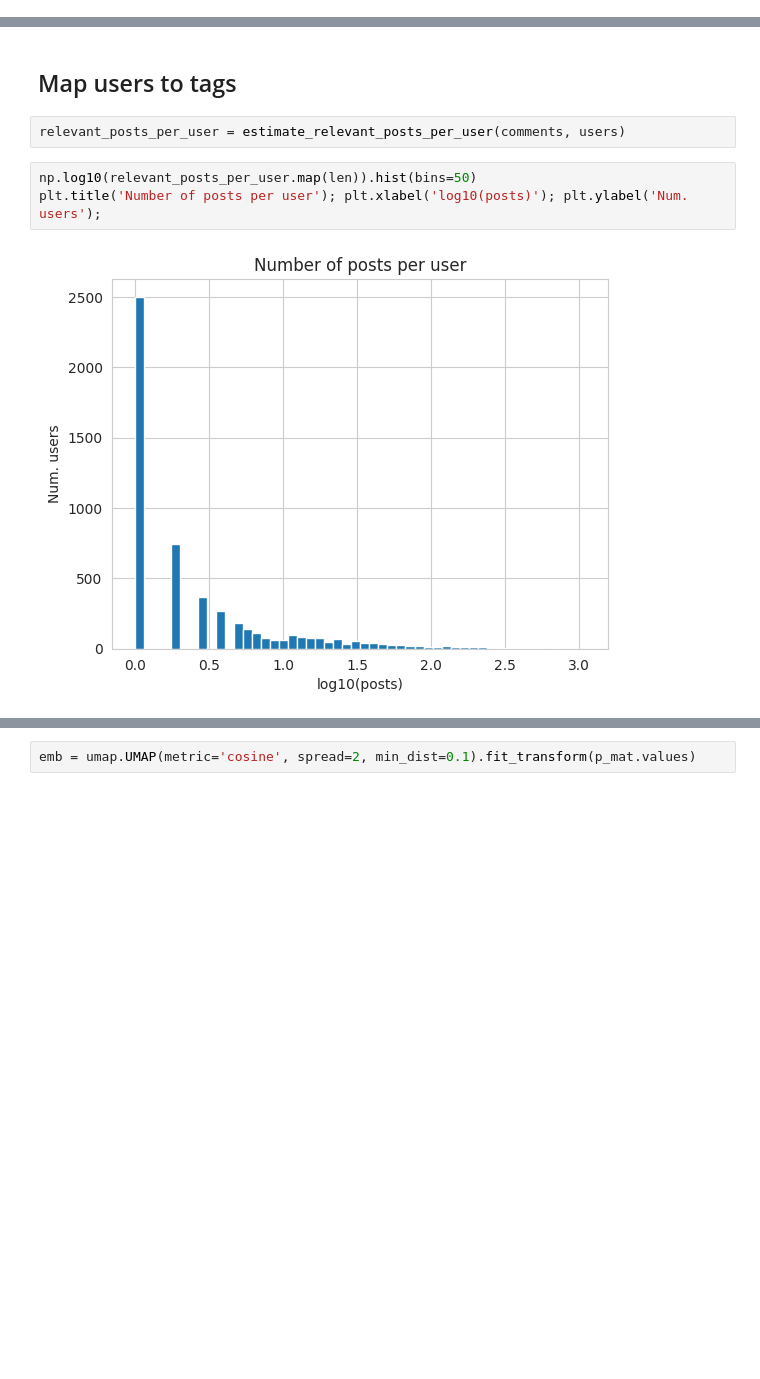
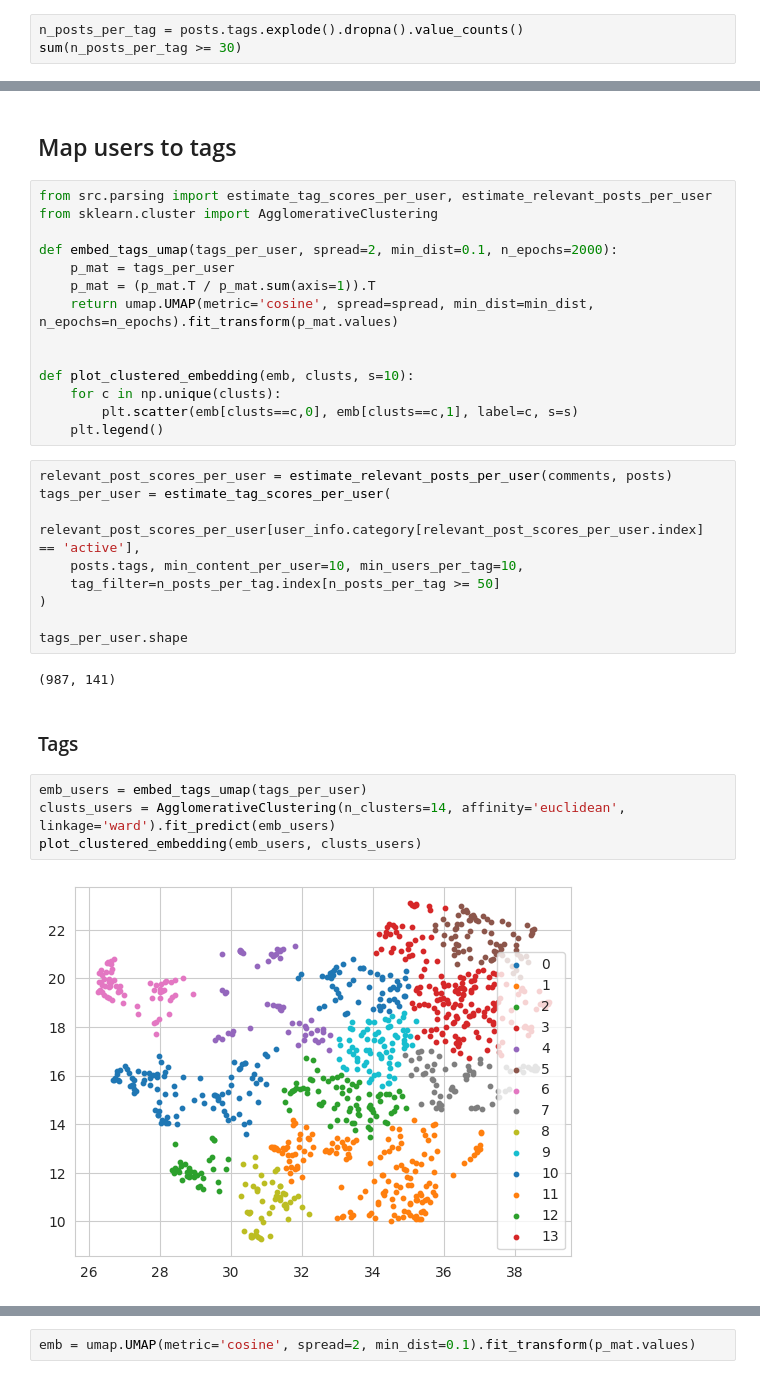
Before and after one commit to seads-org/ea-forum-experiments, a Jupyter notebook: notebooks/analysis/user_overview.ipynb, the cells around one changed output, grey strips where cells are left out. Drawn from its saved outputs; the diff is of its cells as text; blank space fills up the shorter version.

```diff
--- a/notebooks/analysis/user_overview.ipynb
+++ b/notebooks/analysis/user_overview.ipynb
@@ -66,0 +71,3 @@ wandb:   3 of 3 files downloaded.
+# %%
+n_posts_per_tag = posts.tags.explode().dropna().value_counts()
+sum(n_posts_per_tag >= 30)
@@ -269,10 +250,36 @@ with open(outputp('data/user_info.json'), 'w') as f:
     json.dump(user_info_json, f)
 # %% [markdown]
 ## Map users to tags
-# %%
-relevant_posts_per_user = estimate_relevant_posts_per_user(comments, users)
-# %%
-np.log10(relevant_posts_per_user.map(len)).hist(bins=50)
-plt.title('Number of posts per user'); plt.xlabel('log10(posts)'); plt.ylabel('Num. users');
-# %% [output]
-[figure, removed]
+# %%
+from src.parsing import estimate_tag_scores_per_user, estimate_relevant_posts_per_user
+from sklearn.cluster import AgglomerativeClustering
+
+def embed_tags_umap(tags_per_user, spread=2, min_dist=0.1, n_epochs=2000):
+    p_mat = tags_per_user
+    p_mat = (p_mat.T / p_mat.sum(axis=1)).T
+    return umap.UMAP(metric='cosine', spread=spread, min_dist=min_dist, n_epochs=n_epochs).fit_transform(p_mat.values)
+
+
+def plot_clustered_embedding(emb, clusts, s=10):
+    for c in np.unique(clusts):
+        plt.scatter(emb[clusts==c,0], emb[clusts==c,1], label=c, s=s)
+    plt.legend()
+# %%
+relevant_post_scores_per_user = estimate_relevant_posts_per_user(comments, posts)
+tags_per_user = estimate_tag_scores_per_user(
+    relevant_post_scores_per_user[user_info.category[relevant_post_scores_per_user.index] == 'active'],
+    posts.tags, min_content_per_user=10, min_users_per_tag=10,
+    tag_filter=n_posts_per_tag.index[n_posts_per_tag >= 50]
+)
+
+tags_per_user.shape
+# %% [output]
+(987, 141)
+# %% [markdown]
+### Tags
+# %%
+emb_users = embed_tags_umap(tags_per_user)
+clusts_users = AgglomerativeClustering(n_clusters=14, affinity='euclidean', linkage='ward').fit_predict(emb_users)
+plot_clustered_embedding(emb_users, clusts_users)
+# %% [output]
+[figure, added]
```
Also changed, not shown: parts of 29 cells of this notebook, 5 other files.
